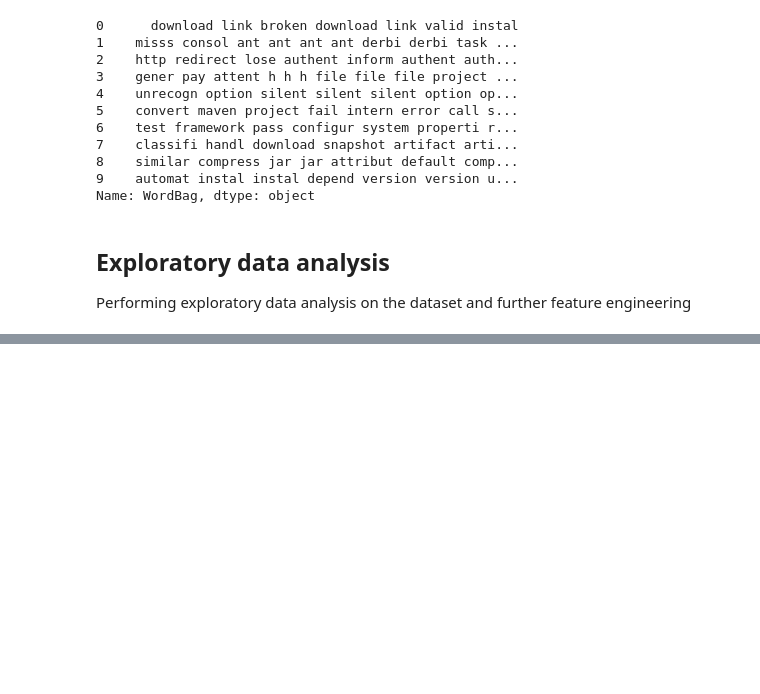
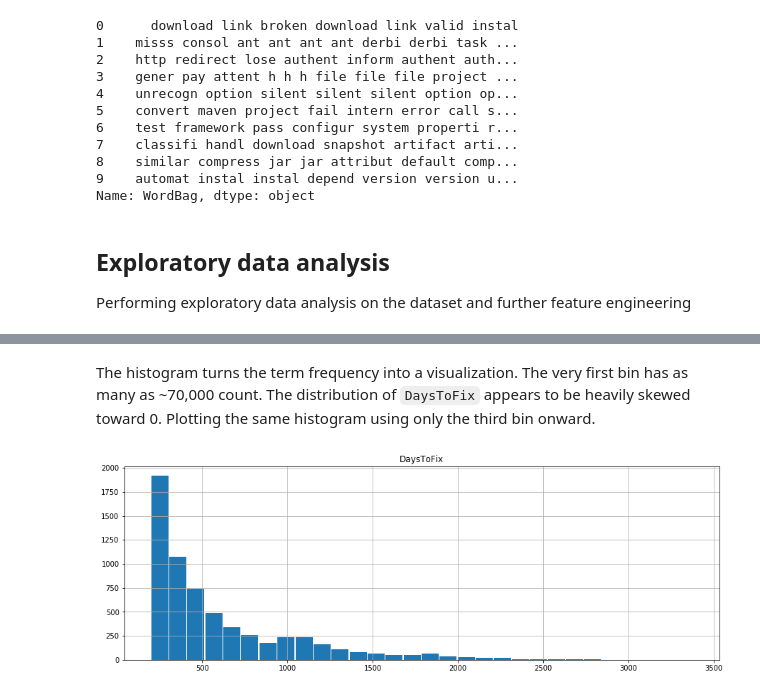
Before and after one commit to winnawat/bugfixtime, a Jupyter notebook: bugfixtime.ipynb, the cells around one changed output, grey strips where cells are left out. Cells and saved outputs as stored; diff of their text form; code cells hidden in the pictures; blank space fills up the shorter version.

```diff
--- a/bugfixtime.ipynb
+++ b/bugfixtime.ipynb
@@ -316,0 +349,6 @@ Performing exploratory data analysis on the dataset and further feature engineer
+# %% [markdown]
+The histogram turns the term frequency into a visualization. The very first bin has as many as ~70,000 count. The distribution of `DaysToFix` appears to be heavily skewed toward 0. Plotting the same histogram using only the third bin onward.
+# %%
+bugsdf[bugsdf["DaysToFix"] > 200].hist(column="DaysToFix", bins=30, figsize=(15,5), width=100);
+# %% [output]
+[figure, added]
```
Also changed, not shown: parts of 12 cells of this notebook.
